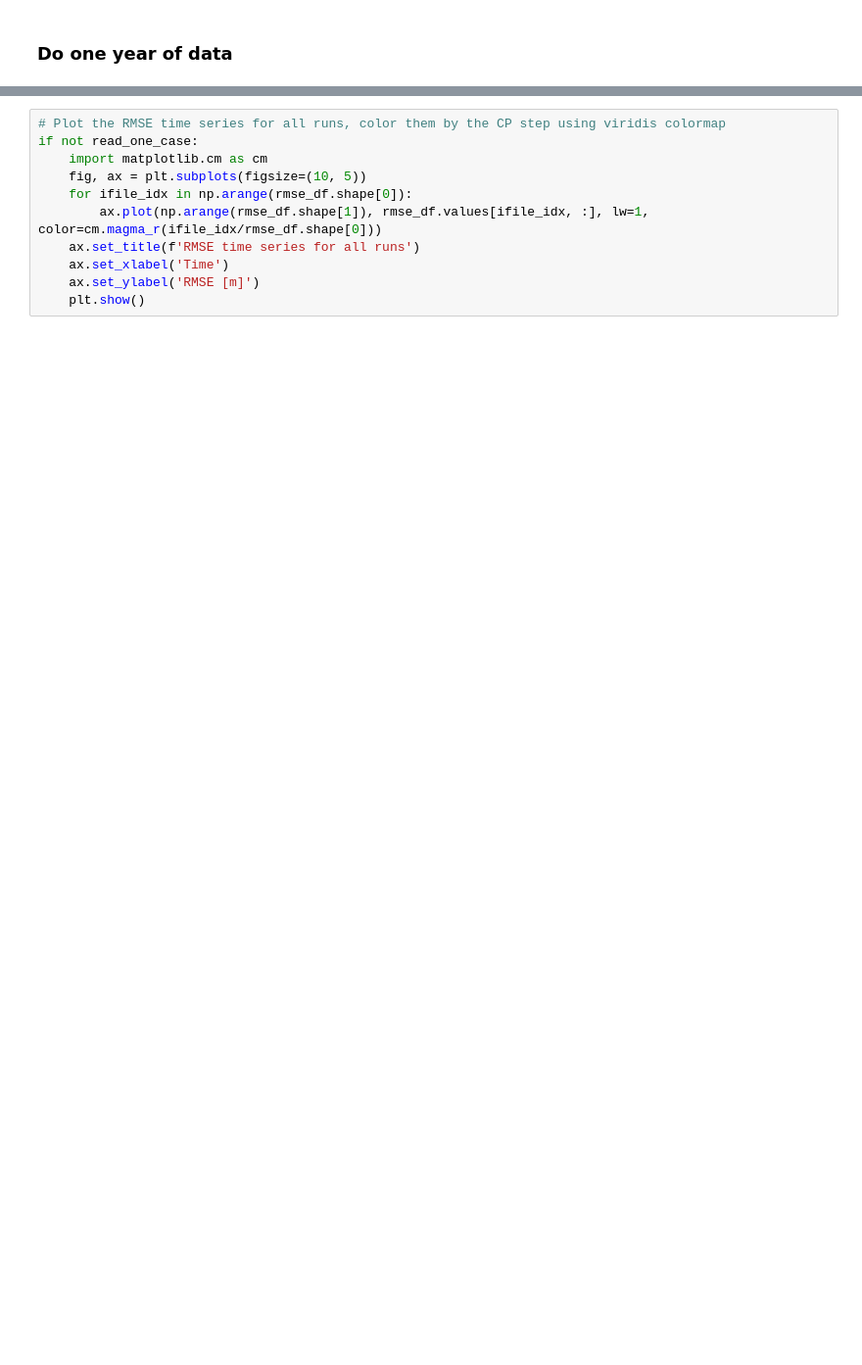
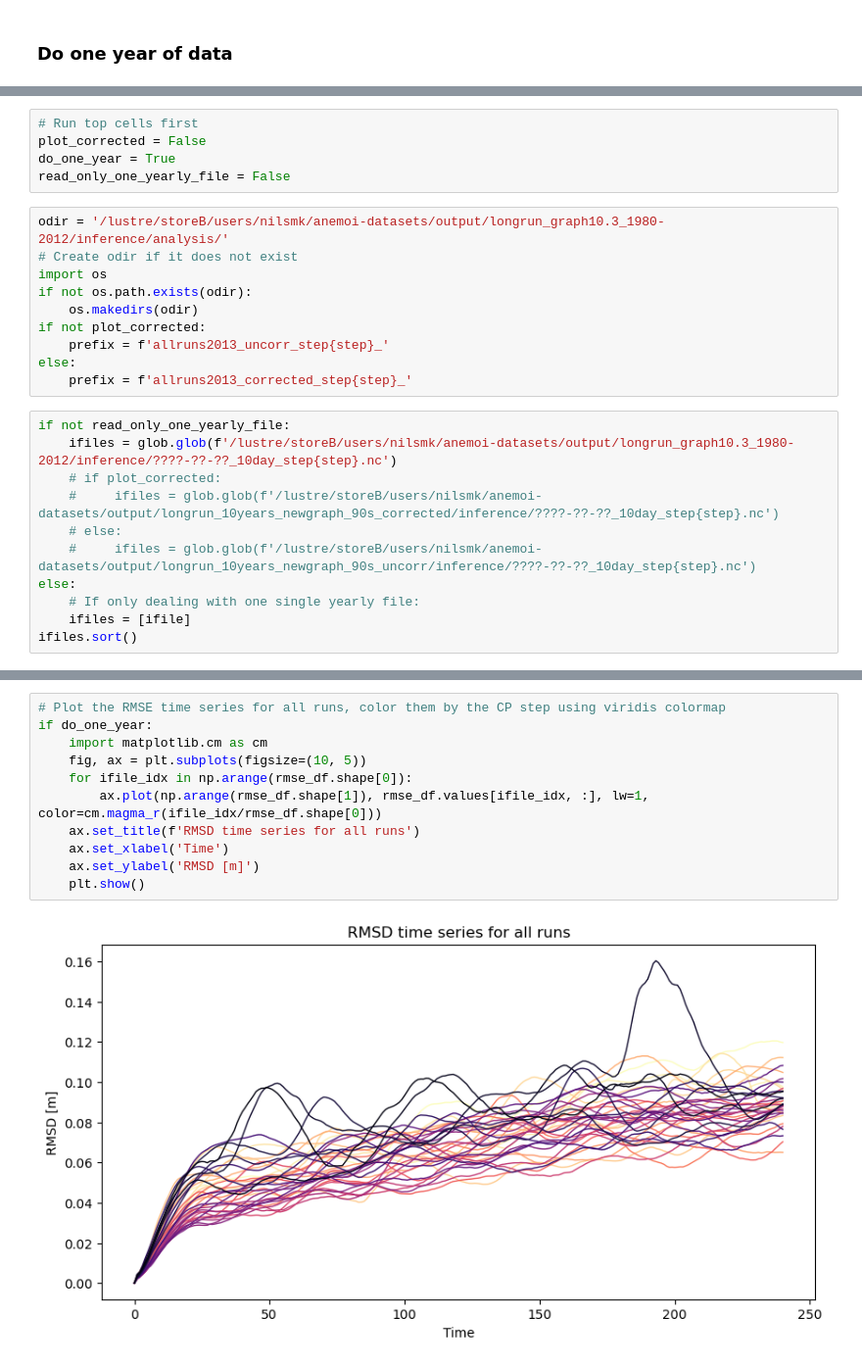
Before and after one commit to nilsmkMET/anemoi-stormsurge, a Jupyter notebook: notebooks/plot_netcdf.ipynb, the cells around one changed output, grey strips where cells are left out. Shown at 98% size. Cells and saved outputs as stored; diff of their text form; blank space fills up the shorter version.

```diff
--- a/notebooks/plot_netcdf.ipynb
+++ b/notebooks/plot_netcdf.ipynb
@@ -312,2 +350,28 @@ if False:
+# %%
+# Run top cells first
+plot_corrected = False
+do_one_year = True
+read_only_one_yearly_file = False
+# %%
+odir = '/lustre/storeB/users/nilsmk/anemoi-datasets/output/longrun_graph10.3_1980-2012/inference/analysis/'
+# Create odir if it does not exist
+import os
+if not os.path.exists(odir):
+    os.makedirs(odir)
+if not plot_corrected:
+    prefix = f'allruns2013_uncorr_step{step}_'
+else:
+    prefix = f'allruns2013_corrected_step{step}_'
+# %%
+if not read_only_one_yearly_file:
+    ifiles = glob.glob(f'/lustre/storeB/users/nilsmk/anemoi-datasets/output/longrun_graph10.3_1980-2012/inference/????-??-??_10day_step{step}.nc')
+    # if plot_corrected:
+    #     ifiles = glob.glob(f'/lustre/storeB/users/nilsmk/anemoi-datasets/output/longrun_10years_newgraph_90s_corrected/inference/????-??-??_10day_step{step}.nc')
+    # else:
+    #     ifiles = glob.glob(f'/lustre/storeB/users/nilsmk/anemoi-datasets/output/longrun_10years_newgraph_90s_uncorr/inference/????-??-??_10day_step{step}.nc')
+else:
+    # If only dealing with one single yearly file:
+    ifiles = [ifile]
+ifiles.sort()
 # %%
 # Store the rmse array as a pandas DataFrame and save as csv file
@@ -337,13 +447,15 @@ if not read_one_case:
 # %%
 # Plot the RMSE time series for all runs, color them by the CP step using viridis colormap
-if not read_one_case:
+if do_one_year:
     import matplotlib.cm as cm
     fig, ax = plt.subplots(figsize=(10, 5))
     for ifile_idx in np.arange(rmse_df.shape[0]):
         ax.plot(np.arange(rmse_df.shape[1]), rmse_df.values[ifile_idx, :], lw=1, color=cm.magma_r(ifile_idx/rmse_df.shape[0]))
-    ax.set_title(f'RMSE time series for all runs')
+    ax.set_title(f'RMSD time series for all runs')
     ax.set_xlabel('Time')
-    ax.set_ylabel('RMSE [m]')
+    ax.set_ylabel('RMSD [m]')
     plt.show()
+# %% [output]
+[figure, added]
 # %%
 # Plot rmse_df as pcolormesh
```
Also changed, not shown: parts of 24 cells of this notebook, 13 other files.
